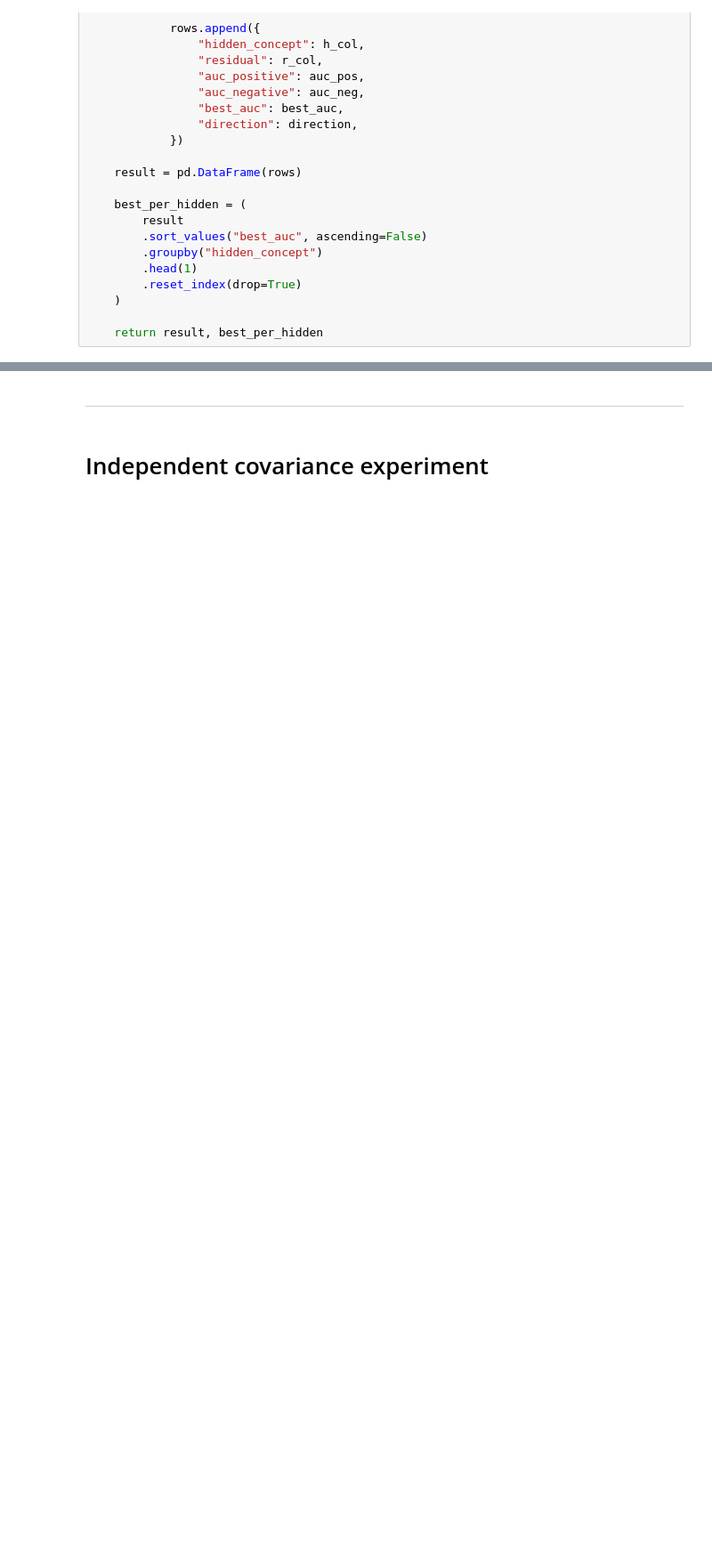
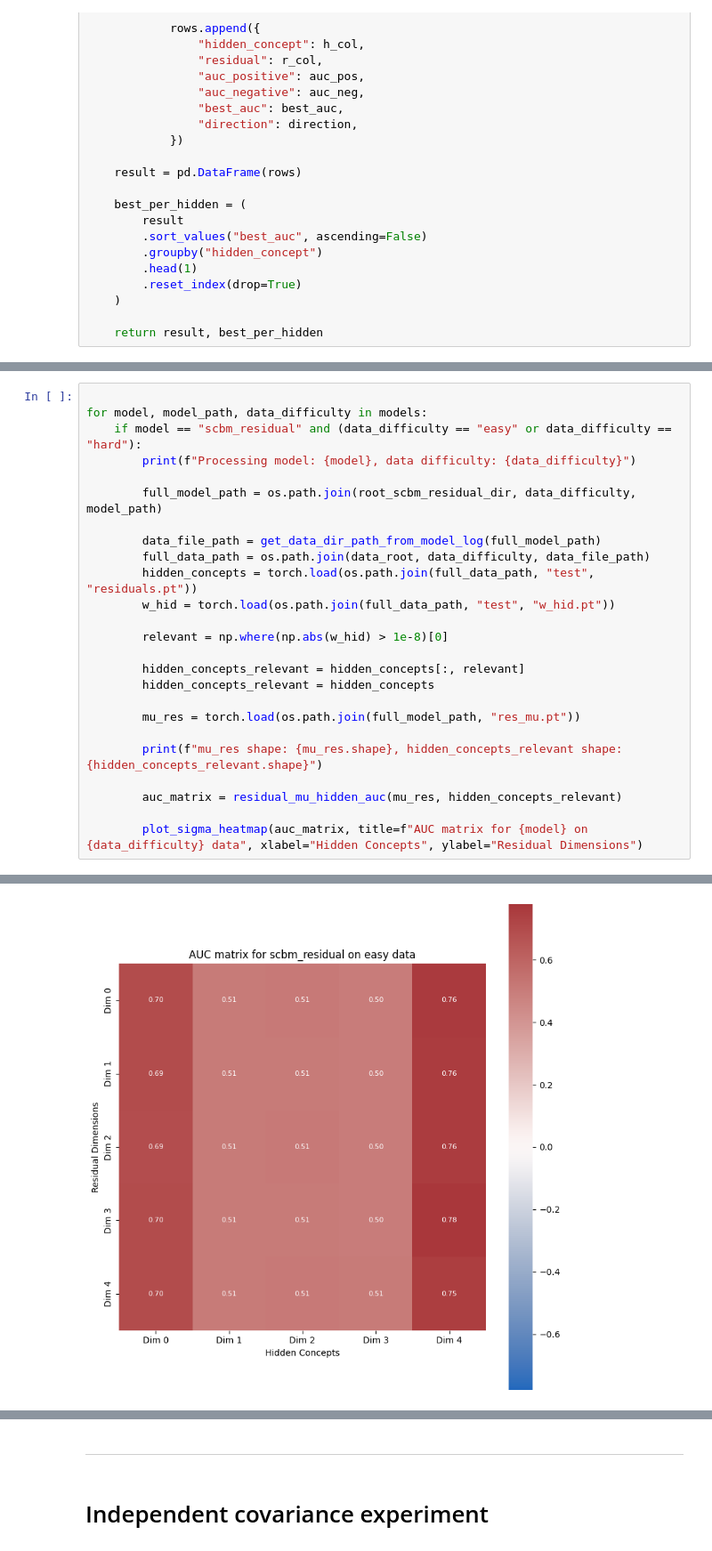
Before and after one commit to stephenmarcou/SCBM_implementation, a Jupyter notebook: residual_channel_analysis.ipynb, the cells around one changed output, grey strips where cells are left out. Shown at 89% size. Cells and saved outputs as stored; diff of their text form; blank space fills up the shorter version.

```diff
--- a/residual_channel_analysis.ipynb
+++ b/residual_channel_analysis.ipynb
@@ -253,0 +503,26 @@ for model, model_path, data_difficulty in models:
+# %%
+
+for model, model_path, data_difficulty in models:
+    if model == "scbm_residual" and (data_difficulty == "easy" or data_difficulty == "hard"):
+        print(f"Processing model: {model}, data difficulty: {data_difficulty}")
+
+        full_model_path = os.path.join(root_scbm_residual_dir, data_difficulty, model_path)
+
+        data_file_path = get_data_dir_path_from_model_log(full_model_path)
+        full_data_path = os.path.join(data_root, data_difficulty, data_file_path)
+        hidden_concepts = torch.load(os.path.join(full_data_path, "test", "residuals.pt"))
+        w_hid = torch.load(os.path.join(full_data_path, "test", "w_hid.pt"))
+
+        relevant = np.where(np.abs(w_hid) > 1e-8)[0]
+
+        hidden_concepts_relevant = hidden_concepts[:, relevant]
+        hidden_concepts_relevant = hidden_concepts
+
+        mu_res = torch.load(os.path.join(full_model_path, "res_mu.pt"))
+
+        print(f"mu_res shape: {mu_res.shape}, hidden_concepts_relevant shape: {hidden_concepts_relevant.shape}")
+
+        auc_matrix = residual_mu_hidden_auc(mu_res, hidden_concepts_relevant)
+
+        plot_sigma_heatmap(auc_matrix, title=f"AUC matrix for {model} on {data_difficulty} data", xlabel="Hidden Concepts", ylabel="Residual Dimensions")
+# %% [output]
@@ -253,0 +533 @@ for model, model_path, data_difficulty in models:
+[figure, added]
```
Also changed, not shown: parts of 12 cells of this notebook, 8 other files.
